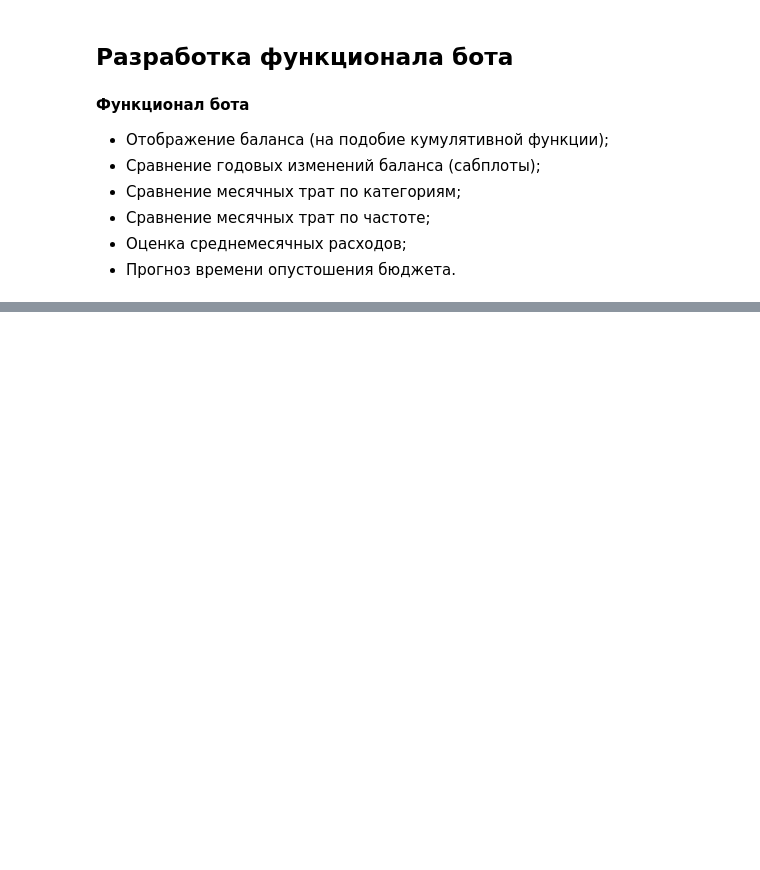
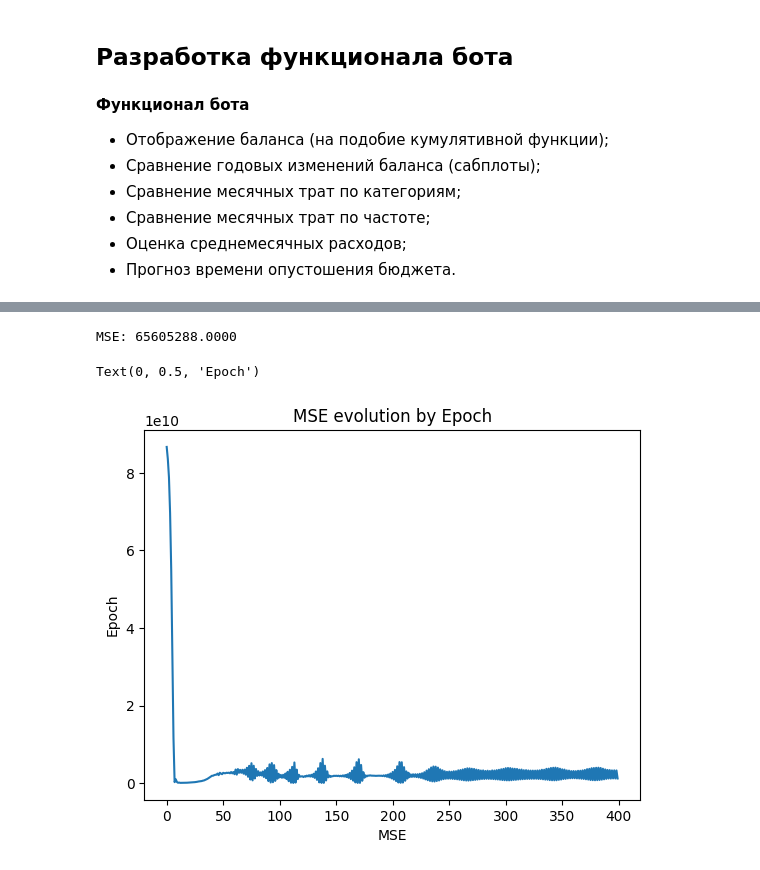
Before and after one commit to BGSs2019/fin_helper_bot, a Jupyter notebook: fin_notebook.ipynb, the cells around one changed output, grey strips where cells are left out. Cells and saved outputs as stored; diff of their text form; code cells hidden in the pictures; blank space fills up the shorter version.

```diff
--- a/fin_notebook.ipynb
+++ b/fin_notebook.ipynb
@@ -125,0 +300,23 @@ df['balance'].plot()
+# %%
+# переход к тензорам torch
+X_train = torch.tensor(X_train.to_numpy(), dtype=torch.float32)
+y_train = torch.tensor(y_train.to_numpy(), dtype=torch.float32)
+X_test = torch.tensor(X_test.to_numpy(), dtype=torch.float32)
+y_test = torch.tensor(y_test.to_numpy(), dtype=torch.float32)
+# %%
+# определение модели нейросети
+model = nn.Sequential(
+    nn.Linear(34, 48),
+    nn.ReLU(),
+    nn.Linear(48, 24),
+    nn.ReLU(),
+    nn.Linear(24, 12),
+    nn.ReLU(),
+    nn.Linear(12, 6),
+    nn.ReLU(),
+    nn.Linear(6, 1)
+)
+# %%
+# функция потерь и оптимизатор
+lossFunction = nn.MSELoss()
+optimizer = optim.Adam(model.parameters(), lr = 0.001)
@@ -125,0 +378,14 @@ df['balance'].plot()
+# %%
+# лучшая метрика
+print("MSE: %.4f" % best_mse)
+# %% [output]
+MSE: 65605288.0000
+# %%
+# кривая обучения
+plt.plot(history)
+plt.title("MSE evolution by Epoch")
+plt.xlabel("MSE")
+plt.ylabel("Epoch")
+# %% [output]
+Text(0, 0.5, 'Epoch')
+[figure, added]
```
Also changed, not shown: parts of 33 cells of this notebook, 2 other files.
